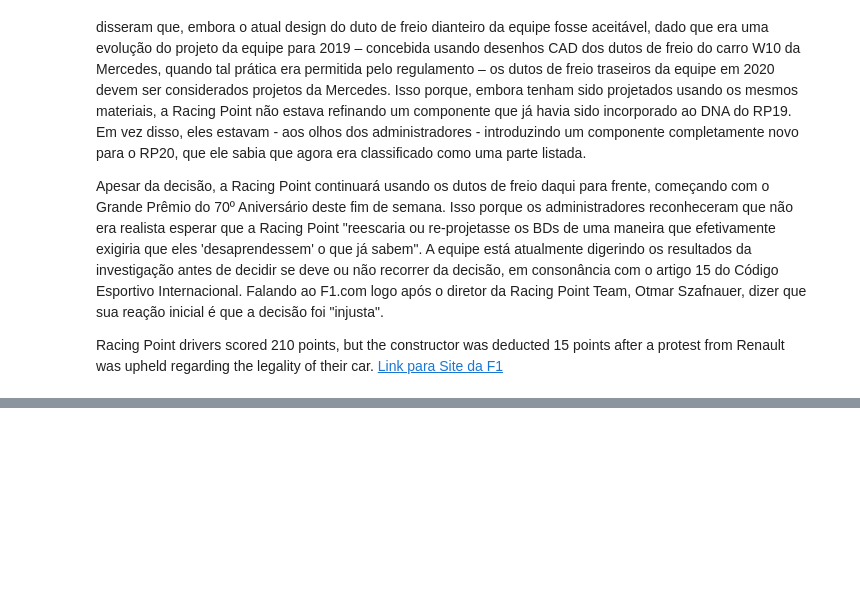
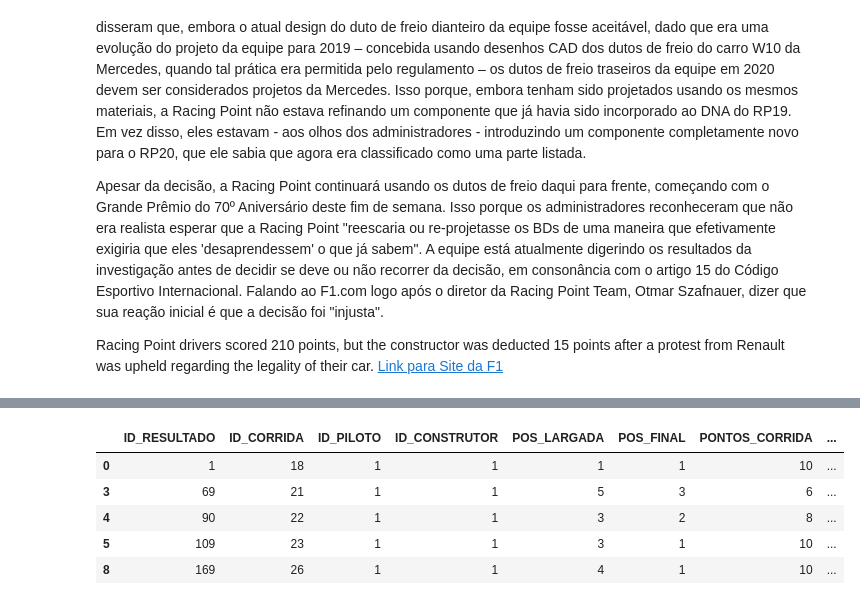
Before and after one commit to ebraimcarvalho/my-way, a Jupyter notebook: gama_accenture/DESAFIO/gama_mario_kart.ipynb, the cells around one changed output, grey strips where cells are left out. Saved outputs shown, nothing was run; the diff lists cells and outputs as text; code cells hidden in the pictures; blank space fills up the shorter version.

```diff
--- a/gama_accenture/DESAFIO/gama_mario_kart.ipynb
+++ b/gama_accenture/DESAFIO/gama_mario_kart.ipynb
@@ -520,0 +538,10 @@ Racing Point drivers scored 210 points, but the constructor was deducted 15 poin
+# %%
+resultado_piloto_podios = resultado_piloto[resultado_piloto['POS_FINAL'].isin([1, 2, 3])]
+resultado_piloto_podios.head()
+# %% [output]
+|  | ID_RESULTADO | ID_CORRIDA | ID_PILOTO | ID_CONSTRUTOR | POS_LARGADA | POS_FINAL | PONTOS_CORRIDA | ... |
+| 0 | 1 | 18 | 1 | 1 | 1 | 1 | 10 | ... |
+| 3 | 69 | 21 | 1 | 1 | 5 | 3 | 6 | ... |
+| 4 | 90 | 22 | 1 | 1 | 3 | 2 | 8 | ... |
+| 5 | 109 | 23 | 1 | 1 | 3 | 1 | 10 | ... |
+| 8 | 169 | 26 | 1 | 1 | 4 | 1 | 10 | ... |
```
Also changed, not shown: parts of 27 cells of this notebook.
